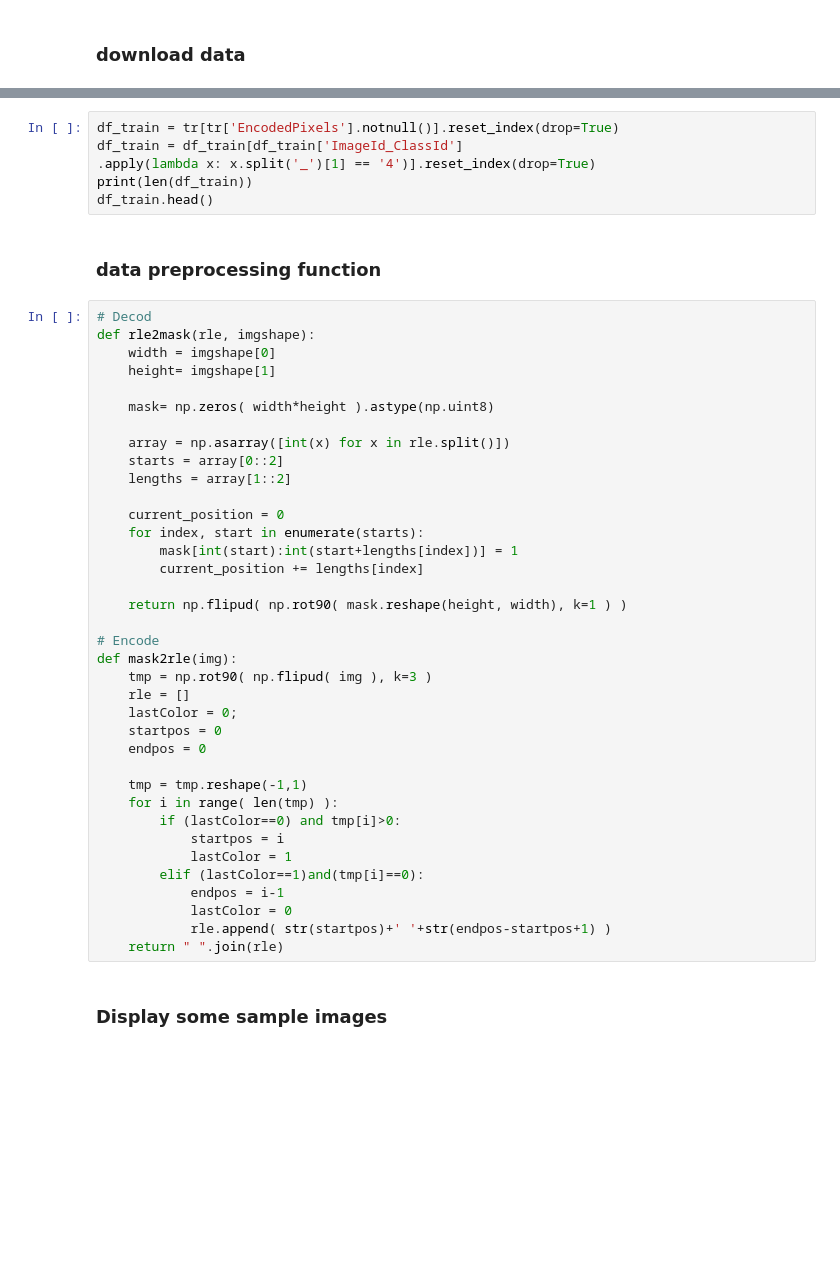
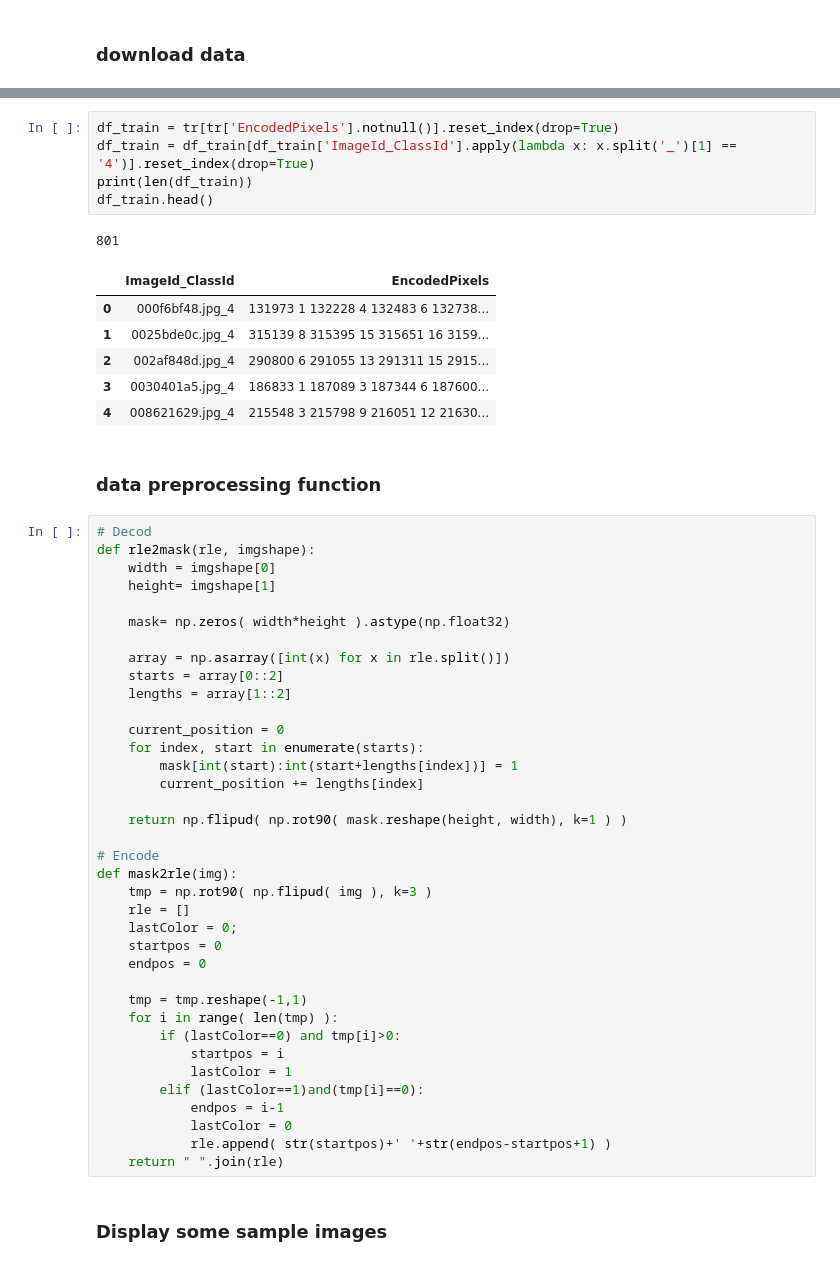
Before and after one commit to alongstar518/steal_defect_classficiation_segementation, a Jupyter notebook: cs221_final_model.ipynb, the cells around one changed output, grey strips where cells are left out. Cells and saved outputs as stored; diff of their text form; blank space fills up the shorter version.

```diff
--- a/cs221_final_model.ipynb
+++ b/cs221_final_model.ipynb
@@ -135,9 +182,16 @@ tr.head()
 # %%
 df_train = tr[tr['EncodedPixels'].notnull()].reset_index(drop=True)
-df_train = df_train[df_train['ImageId_ClassId']
-.apply(lambda x: x.split('_')[1] == '4')].reset_index(drop=True)
+df_train = df_train[df_train['ImageId_ClassId'].apply(lambda x: x.split('_')[1] == '4')].reset_index(drop=True)
 print(len(df_train))
 df_train.head()
+# %% [output]
+801
+|  | ImageId_ClassId | EncodedPixels |
+| 0 | 000f6bf48.jpg_4 | 131973 1 132228 4 132483 6 132738... |
+| 1 | 0025bde0c.jpg_4 | 315139 8 315395 15 315651 16 3159... |
+| 2 | 002af848d.jpg_4 | 290800 6 291055 13 291311 15 2915... |
+| 3 | 0030401a5.jpg_4 | 186833 1 187089 3 187344 6 187600... |
+| 4 | 008621629.jpg_4 | 215548 3 215798 9 216051 12 21630... |
 # %% [markdown]
 ### data preprocessing function
 # %%
@@ -146,7 +200,7 @@ def rle2mask(rle, imgshape):
     width = imgshape[0]
     height= imgshape[1]
 
-    mask= np.zeros( width*height ).astype(np.uint8)
+    mask= np.zeros( width*height ).astype(np.float32)
 
     array = np.asarray([int(x) for x in rle.split()])
     starts = array[0::2]
```
Also changed, not shown: parts of 31 cells of this notebook.
